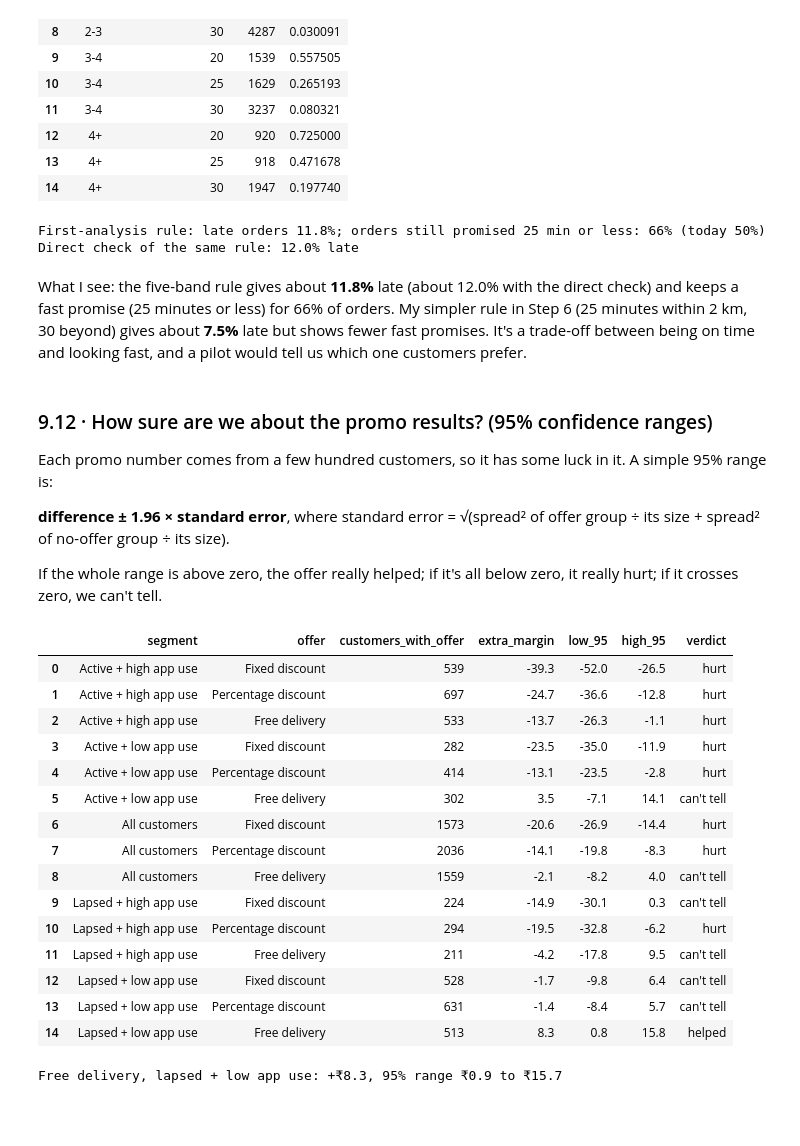
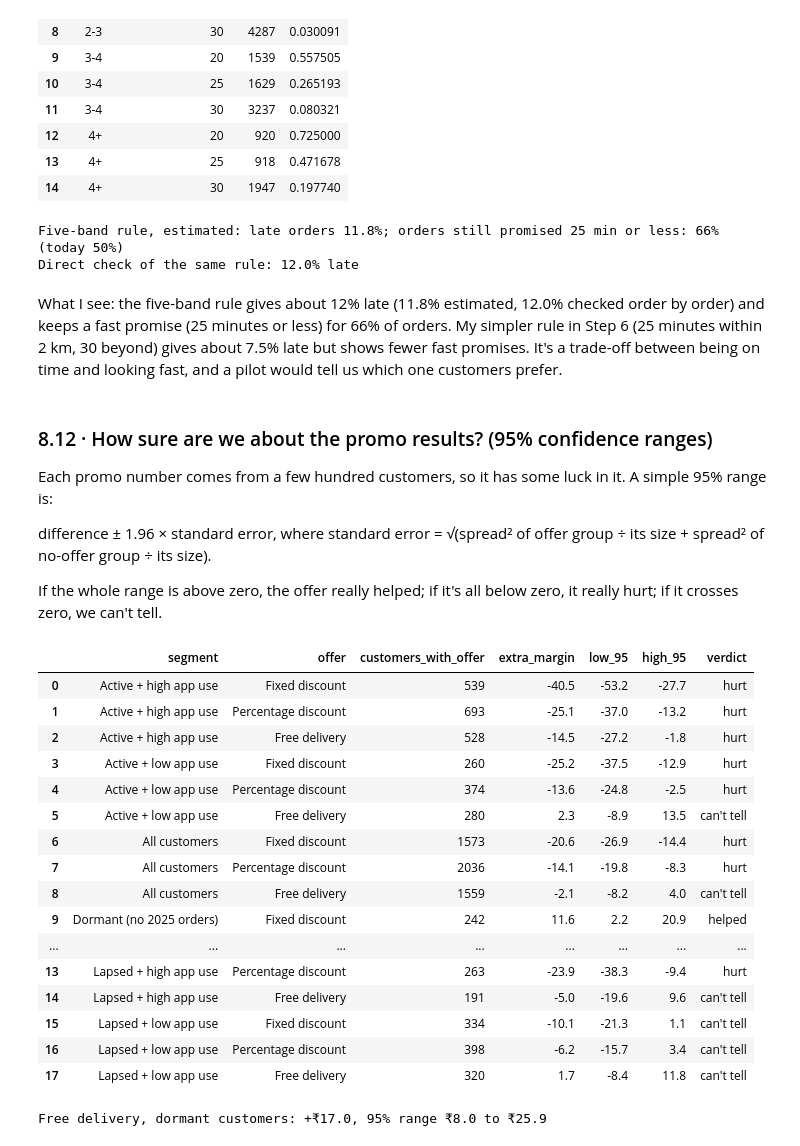
Before and after one commit to Aritra-20/swiftbasket-profitable-growth, a Jupyter notebook: notebooks/swiftbasket_analysis.ipynb, the cells around one changed output. Drawn from its saved outputs; the diff is of its cells as text; code cells hidden in the pictures; blank space fills up the shorter version.

```diff
--- a/notebooks/swiftbasket_analysis.ipynb
+++ b/notebooks/swiftbasket_analysis.ipynb
@@ -1722,7 +1743,7 @@ orders_in_band = five.groupby("band")["orders"].sum()
 expected_late = sum(late[(band, minutes)] * orders_in_band[band] for band, minutes in old_rule.items()) / orders_in_band.sum()
 fast_share = sum(orders_in_band[band] for band, minutes in old_rule.items() if minutes <= 25) / orders_in_band.sum()
 fast_today = run("SELECT AVG(CASE WHEN promised_minutes <= 25 THEN 1.0 ELSE 0 END) AS s FROM orders WHERE cancelled_flag = 0").s[0]
-print(f"First-analysis rule: late orders {expected_late:.1%}; orders still promised 25 min or less: {fast_share:.0%} (today {fast_today:.0%})")
+print(f"Five-band rule, estimated: late orders {expected_late:.1%}; orders still promised 25 min or less: {fast_share:.0%} (today {fast_today:.0%})")
 
 # Direct check, the same way as Step 6: compare each delivered order's actual minutes with its new promise
 direct = run("""
@@ -1732,66 +1753,69 @@ FROM orders WHERE cancelled_flag = 0
 """)
 print(f"Direct check of the same rule: {100 * (direct.actual_delivery_minutes > direct.new_promise).mean():.1f}% late")
 # %% [output]
-First-analysis rule: late orders 11.8%; orders still promised 25 min or less: 66% (today 50%)
+Five-band rule, estimated: late orders 11.8%; orders still promised 25 min or less: 66% (today 50%)
 Direct check of the same rule: 12.0% late
 # %% [markdown]
-What I see: the five-band rule gives about **11.8%** late (about 12.0% with the direct check) and keeps a fast promise (25 minutes or less) for 66% of orders. My simpler rule in Step 6 (25 minutes within 2 km, 30 beyond) gives about **7.5%** late but shows fewer fast promises. It's a trade-off between being on time and looking fast, and a pilot would tell us which one customers prefer.
+What I see: the five-band rule gives about 12% late (11.8% estimated, 12.0% checked order by order) and keeps a fast promise (25 minutes or less) for 66% of orders. My simpler rule in Step 6 (25 minutes within 2 km, 30 beyond) gives about 7.5% late but shows fewer fast promises. It's a trade-off between being on time and looking fast, and a pilot would tell us which one customers prefer.
 # %% [markdown]
-### 9.12 · How sure are we about the promo results? (95% confidence ranges)
+### 8.12 · How sure are we about the promo results? (95% confidence ranges)
 Each promo number comes from a few hundred customers, so it has some luck in it. A simple 95% range is:
 
-**difference ± 1.96 × standard error**, where standard error = √(spread² of offer group ÷ its size + spread² of no-offer group ÷ its size).
+difference ± 1.96 × standard error, where standard error = √(spread² of offer group ÷ its size + spread² of no-offer group ÷ its size).
 
 If the whole range is above zero, the offer really helped; if it's all below zero, it really hurt; if it crosses zero, we can't tell.
 # %%
 promo_data = run("""
 SELECT a.offer_type, a.post_campaign_margin_inr AS margin,
-       CASE WHEN c.days_since_last_order > 90 THEN 'Lapsed' ELSE 'Active' END
-       || ' + ' ||
-       CASE WHEN c.app_sessions_30d <= 7 THEN 'low app use' ELSE 'high app use' END AS segment
+       CASE WHEN c.historical_orders_12m = 0 THEN 'Dormant (no 2025 orders)'
+            ELSE CASE WHEN c.days_since_last_order > 90 THEN 'Lapsed' ELSE 'Active' END
+                 || ' + ' ||
+                 CASE WHEN c.app_sessions_30d <= 7 THEN 'low app use' ELSE 'high app use' END
+       END AS segment
 FROM campaign_assignments a JOIN customers c ON a.customer_id = c.customer_id
 """)
 promo_data_all = promo_data.assign(segment="All customers")
 
 rows = []
 for segment, group in pd.concat([promo_data_all, promo_data]).groupby("segment"):
     no_offer = group[group.offer_type == "No offer"]["margin"]
     for offer in ["Fixed discount", "Percentage discount", "Free delivery"]:
         got_offer = group[group.offer_type == offer]["margin"]
         difference = got_offer.mean() - no_offer.mean()
         standard_error = (got_offer.var() / len(got_offer) + no_offer.var() / len(no_offer)) ** 0.5
         low, high = difference - 1.96 * standard_error, difference + 1.96 * standard_error
         verdict = "helped" if low > 0 else ("hurt" if high < 0 else "can't tell")
         rows.append((segment, offer, len(got_offer), round(difference, 1), round(low, 1), round(high, 1), verdict))
 
 ranges = pd.DataFrame(rows, columns=["segment", "offer", "customers_with_offer", "extra_margin", "low_95", "high_95", "verdict"])
 ranges
 # %% [output]
 |  | segment | offer | customers_with_offer | extra_margin | low_95 | high_95 | verdict |
-| 0 | Active + high app use | Fixed discount | 539 | -39.3 | -52.0 | -26.5 | hurt |
-| 1 | Active + high app use | Percentage discount | 697 | -24.7 | -36.6 | -12.8 | hurt |
-| 2 | Active + high app use | Free delivery | 533 | -13.7 | -26.3 | -1.1 | hurt |
-| 3 | Active + low app use | Fixed discount | 282 | -23.5 | -35.0 | -11.9 | hurt |
-| 4 | Active + low app use | Percentage discount | 414 | -13.1 | -23.5 | -2.8 | hurt |
-| 5 | Active + low app use | Free delivery | 302 | 3.5 | -7.1 | 14.1 | can't tell |
+| 0 | Active + high app use | Fixed discount | 539 | -40.5 | -53.2 | -27.7 | hurt |
+| 1 | Active + high app use | Percentage discount | 693 | -25.1 | -37.0 | -13.2 | hurt |
+| 2 | Active + high app use | Free delivery | 528 | -14.5 | -27.2 | -1.8 | hurt |
+| 3 | Active + low app use | Fixed discount | 260 | -25.2 | -37.5 | -12.9 | hurt |
+| 4 | Active + low app use | Percentage discount | 374 | -13.6 | -24.8 | -2.5 | hurt |
+| 5 | Active + low app use | Free delivery | 280 | 2.3 | -8.9 | 13.5 | can't tell |
 | 6 | All customers | Fixed discount | 1573 | -20.6 | -26.9 | -14.4 | hurt |
 | 7 | All customers | Percentage discount | 2036 | -14.1 | -19.8 | -8.3 | hurt |
 | 8 | All customers | Free delivery | 1559 | -2.1 | -8.2 | 4.0 | can't tell |
-| 9 | Lapsed + high app use | Fixed discount | 224 | -14.9 | -30.1 | 0.3 | can't tell |
-| 10 | Lapsed + high app use | Percentage discount | 294 | -19.5 | -32.8 | -6.2 | hurt |
-| 11 | Lapsed + high app use | Free delivery | 211 | -4.2 | -17.8 | 9.5 | can't tell |
-| 12 | Lapsed + low app use | Fixed discount | 528 | -1.7 | -9.8 | 6.4 | can't tell |
-| 13 | Lapsed + low app use | Percentage discount | 631 | -1.4 | -8.4 | 5.7 | can't tell |
-| 14 | Lapsed + low app use | Free delivery | 513 | 8.3 | 0.8 | 15.8 | helped |
+| 9 | Dormant (no 2025 orders) | Fixed discount | 242 | 11.6 | 2.2 | 20.9 | helped |
+| ... | ... | ... | ... | ... | ... | ... | ... |
+| 13 | Lapsed + high app use | Percentage discount | 263 | -23.9 | -38.3 | -9.4 | hurt |
+| 14 | Lapsed + high app use | Free delivery | 191 | -5.0 | -19.6 | 9.6 | can't tell |
+| 15 | Lapsed + low app use | Fixed discount | 334 | -10.1 | -21.3 | 1.1 | can't tell |
+| 16 | Lapsed + low app use | Percentage discount | 398 | -6.2 | -15.7 | 3.4 | can't tell |
+| 17 | Lapsed + low app use | Free delivery | 320 | 1.7 | -8.4 | 11.8 | can't tell |
 # %%
 # The same range a second way: re-shuffle the customers 2,000 times (a "bootstrap") and see where the answer lands
 rng = np.random.default_rng(7)
-target = promo_data[promo_data.segment == "Lapsed + low app use"]
+target = promo_data[promo_data.segment == "Dormant (no 2025 orders)"]
 free = target[target.offer_type == "Free delivery"]["margin"].to_numpy()
 none = target[target.offer_type == "No offer"]["margin"].to_numpy()
 results = []
 for i in range(2000):
     results.append(rng.choice(free, len(free)).mean() - rng.choice(none, len(none)).mean())
-print(f"Free delivery, lapsed + low app use: +₹{free.mean() - none.mean():.1f}, 95% range ₹{np.percentile(results, 2.5):.1f} to ₹{np.percentile(results, 97.5):.1f}")
+print(f"Free delivery, dormant customers: +₹{free.mean() - none.mean():.1f}, 95% range ₹{np.percentile(results, 2.5):.1f} to ₹{np.percentile(results, 97.5):.1f}")
 # %% [output]
-Free delivery, lapsed + low app use: +₹8.3, 95% range ₹0.9 to ₹15.7
+Free delivery, dormant customers: +₹17.0, 95% range ₹8.0 to ₹25.9
```
Also changed, not shown: parts of 52 cells of this notebook, 6 other files.
